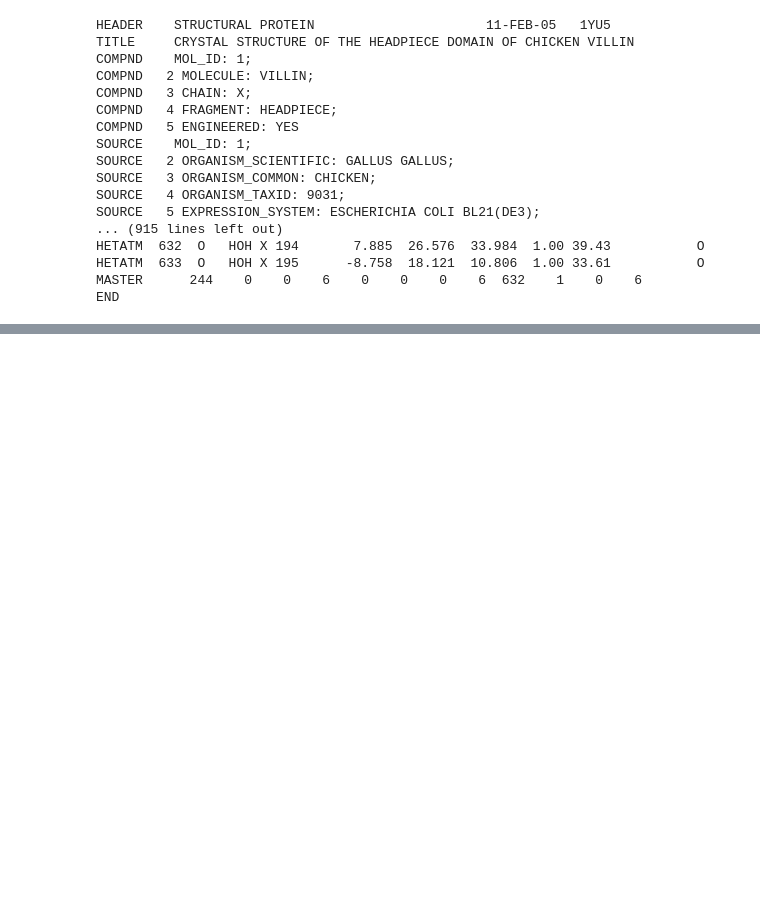
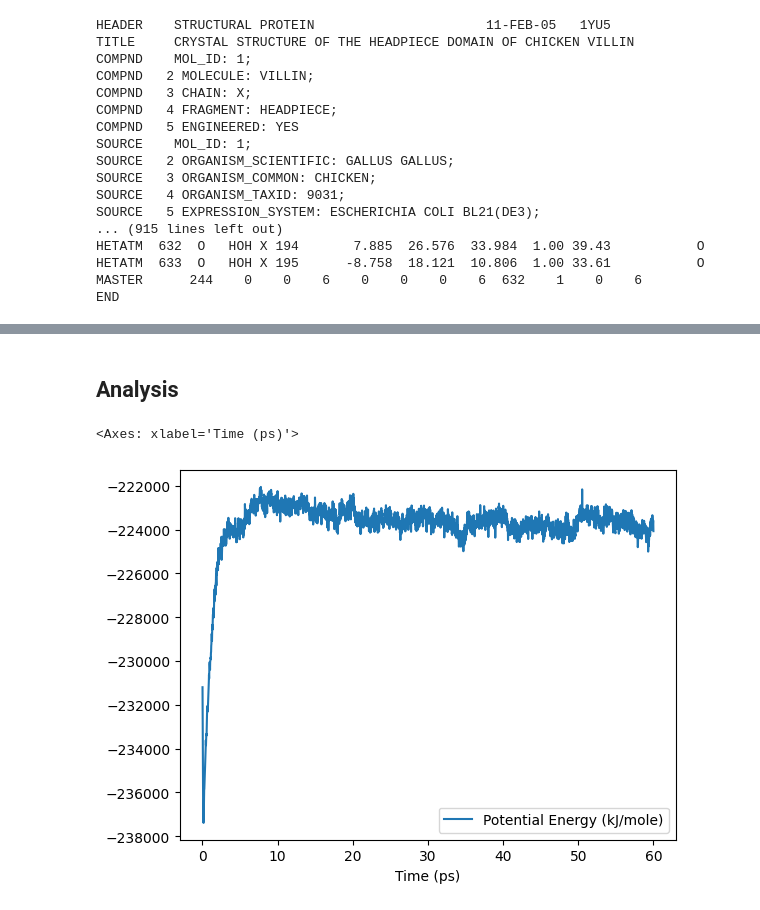
Before and after one commit to oasci/pitt-biosc1540-2024s, a Jupyter notebook: biosc1540/lectures/23/md.ipynb, the cells around one changed output, grey strips where cells are left out. Cells and saved outputs as stored; diff of their text form; code cells hidden in the pictures; blank space fills up the shorter version.

```diff
--- a/biosc1540/lectures/23/md.ipynb
+++ b/biosc1540/lectures/23/md.ipynb
@@ -111,0 +153,2 @@ with open("init.pdb", "w") as f:
+# %% [markdown]
+## Analysis
@@ -111,0 +157,6 @@ with open("init.pdb", "w") as f:
+# %%
+df = pd.read_csv("scalars.csv")
+df.plot(kind="line", x="Time (ps)", y="Potential Energy (kJ/mole)")
+# %% [output]
+<Axes: xlabel='Time (ps)'>
+[figure, added]
```
Also changed, not shown: parts of 7 cells of this notebook, 2 other files.
